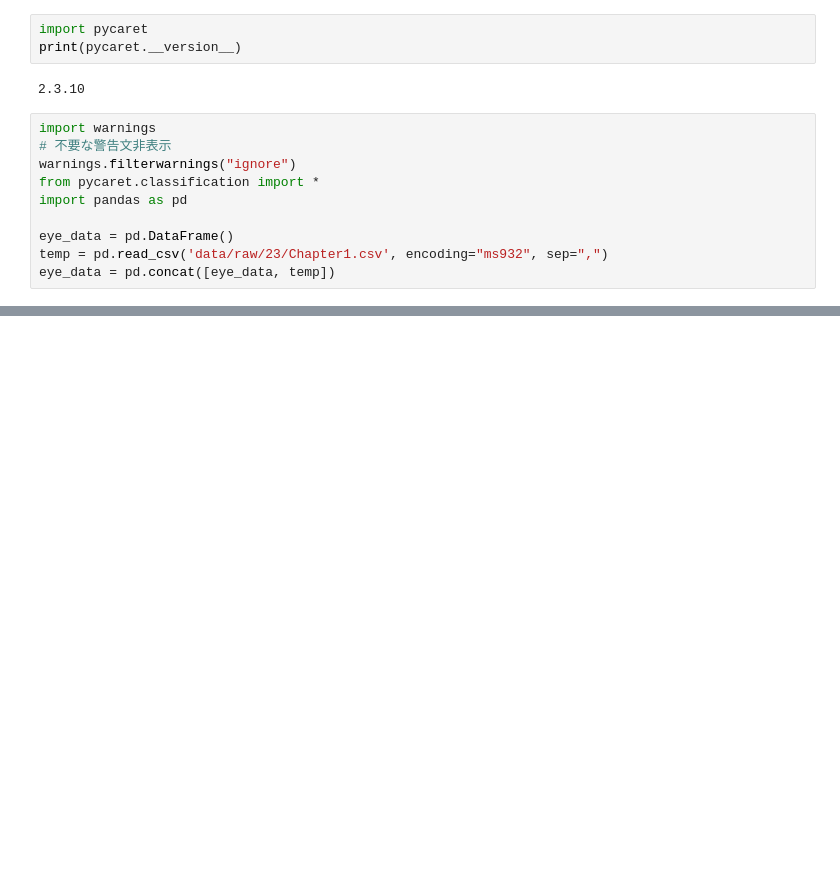
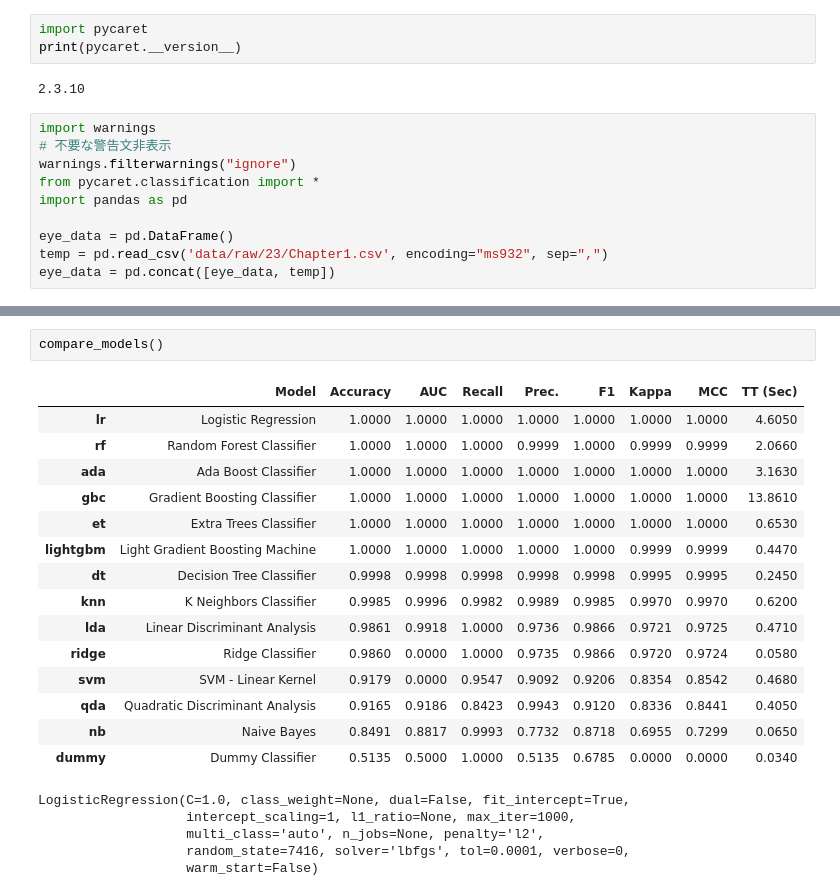
Before and after one commit to yuk4869/VRcomicML, a Jupyter notebook: pycaret.ipynb, the cells around one changed output, grey strips where cells are left out. Cells and saved outputs as stored; diff of their text form; blank space fills up the shorter version.

Commit message:
AutoML

```diff
--- a/pycaret.ipynb
+++ b/pycaret.ipynb
@@ -28,0 +67,23 @@ ValueError: Target parameter: page does not exist in the data provided.
+# %%
+compare_models()
+# %% [output]
+|  | Model | Accuracy | AUC | Recall | Prec. | F1 | Kappa | MCC | TT (Sec) |
+| lr | Logistic Regression | 1.0000 | 1.0000 | 1.0000 | 1.0000 | 1.0000 | 1.0000 | 1.0000 | 4.6050 |
+| rf | Random Forest Classifier | 1.0000 | 1.0000 | 1.0000 | 0.9999 | 1.0000 | 0.9999 | 0.9999 | 2.0660 |
+| ada | Ada Boost Classifier | 1.0000 | 1.0000 | 1.0000 | 1.0000 | 1.0000 | 1.0000 | 1.0000 | 3.1630 |
+| gbc | Gradient Boosting Classifier | 1.0000 | 1.0000 | 1.0000 | 1.0000 | 1.0000 | 1.0000 | 1.0000 | 13.8610 |
+| et | Extra Trees Classifier | 1.0000 | 1.0000 | 1.0000 | 1.0000 | 1.0000 | 1.0000 | 1.0000 | 0.6530 |
+| lightgbm | Light Gradient Boosting Machine | 1.0000 | 1.0000 | 1.0000 | 1.0000 | 1.0000 | 0.9999 | 0.9999 | 0.4470 |
+| dt | Decision Tree Classifier | 0.9998 | 0.9998 | 0.9998 | 0.9998 | 0.9998 | 0.9995 | 0.9995 | 0.2450 |
+| knn | K Neighbors Classifier | 0.9985 | 0.9996 | 0.9982 | 0.9989 | 0.9985 | 0.9970 | 0.9970 | 0.6200 |
+| lda | Linear Discriminant Analysis | 0.9861 | 0.9918 | 1.0000 | 0.9736 | 0.9866 | 0.9721 | 0.9725 | 0.4710 |
+| ridge | Ridge Classifier | 0.9860 | 0.0000 | 1.0000 | 0.9735 | 0.9866 | 0.9720 | 0.9724 | 0.0580 |
+| svm | SVM - Linear Kernel | 0.9179 | 0.0000 | 0.9547 | 0.9092 | 0.9206 | 0.8354 | 0.8542 | 0.4680 |
+| qda | Quadratic Discriminant Analysis | 0.9165 | 0.9186 | 0.8423 | 0.9943 | 0.9120 | 0.8336 | 0.8441 | 0.4050 |
+| nb | Naive Bayes | 0.8491 | 0.8817 | 0.9993 | 0.7732 | 0.8718 | 0.6955 | 0.7299 | 0.0650 |
+| dummy | Dummy Classifier | 0.5135 | 0.5000 | 1.0000 | 0.5135 | 0.6785 | 0.0000 | 0.0000 | 0.0340 |
+LogisticRegression(C=1.0, class_weight=None, dual=False, fit_intercept=True,
+                   intercept_scaling=1, l1_ratio=None, max_iter=1000,
+                   multi_class='auto', n_jobs=None, penalty='l2',
+                   random_state=7416, solver='lbfgs', tol=0.0001, verbose=0,
+                   warm_start=False)
```
Also changed, not shown: parts of 5 cells of this notebook.
